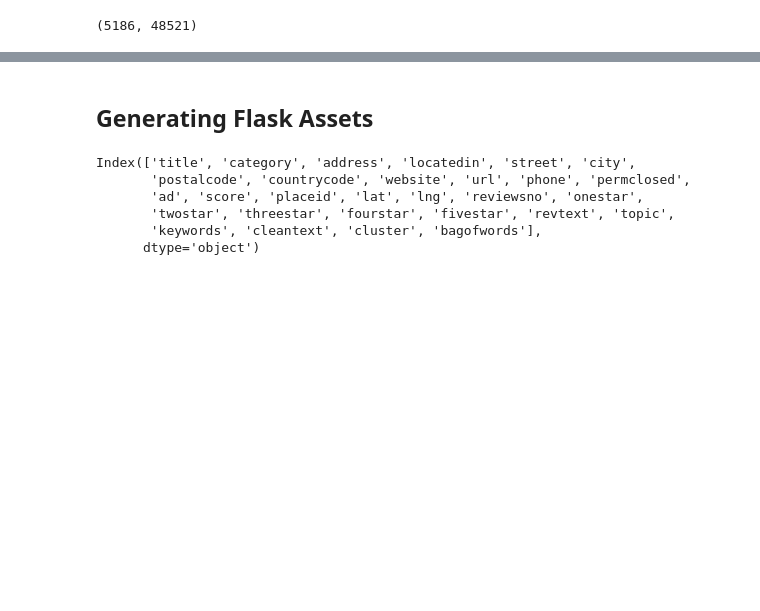
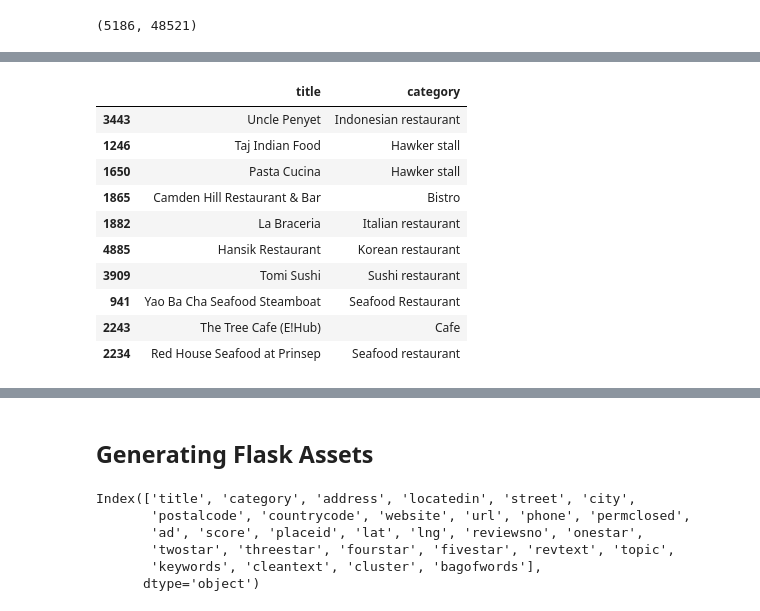
Before and after one commit to kunwon/capstone, a Jupyter notebook: code/04_recommender_model.ipynb, the cells around one changed output, grey strips where cells are left out. Cells and saved outputs as stored; diff of their text form; code cells hidden in the pictures; blank space fills up the shorter version.

```diff
--- a/code/04_recommender_model.ipynb
+++ b/code/04_recommender_model.ipynb
@@ -132,0 +153,7 @@ findplaceid('tian tian')
+# %%
+def baseline_recommend(placeids):
+    """
+    Inputs: Placeid
+    Outputs: Dataframe of 10 randomly selected restaurants
+    """
+    return rec.sample(10, random_state=1)
@@ -166,0 +218,14 @@ recommend(['ChIJb1LlsMwb2jERpGJ4o_DFlzU'])
+# %%
+baseline_recommend('ChIJi4FZgx492jERofzb26AVA3U')[['title', 'category']]
+# %% [output]
+|  | title | category |
+| 3443 | Uncle Penyet | Indonesian restaurant |
+| 1246 | Taj Indian Food | Hawker stall |
+| 1650 | Pasta Cucina | Hawker stall |
+| 1865 | Camden Hill Restaurant & Bar | Bistro |
+| 1882 | La Braceria | Italian restaurant |
+| 4885 | Hansik Restaurant | Korean restaurant |
+| 3909 | Tomi Sushi | Sushi restaurant |
+| 941 | Yao Ba Cha Seafood Steamboat | Seafood Restaurant |
+| 2243 | The Tree Cafe (E!Hub) | Cafe |
+| 2234 | Red House Seafood at Prinsep | Seafood restaurant |
```
Also changed, not shown: parts of 33 cells of this notebook, 40 other files.
